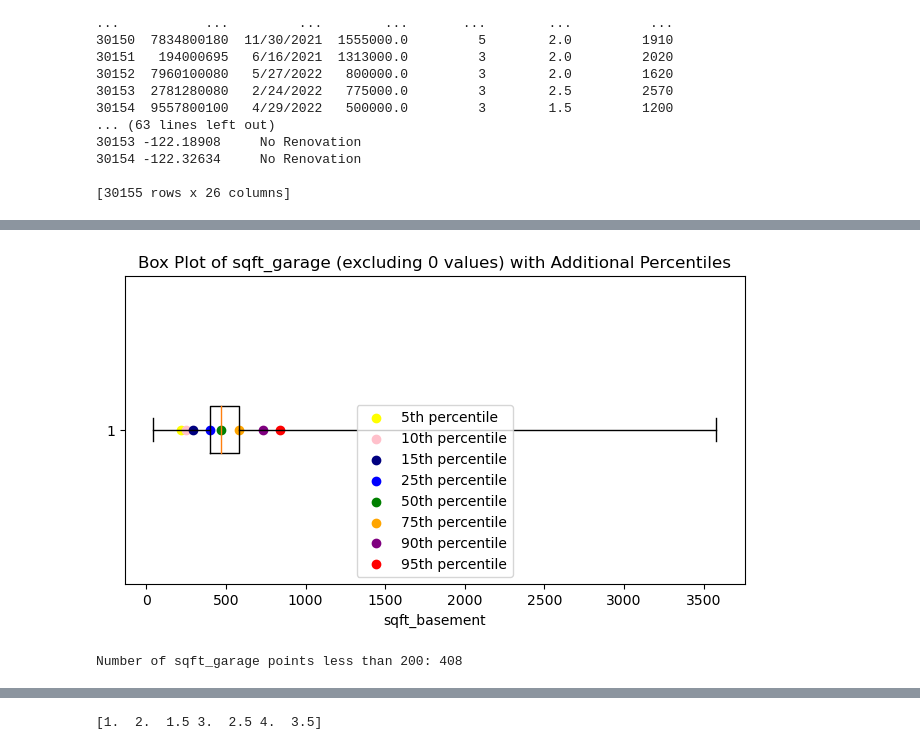
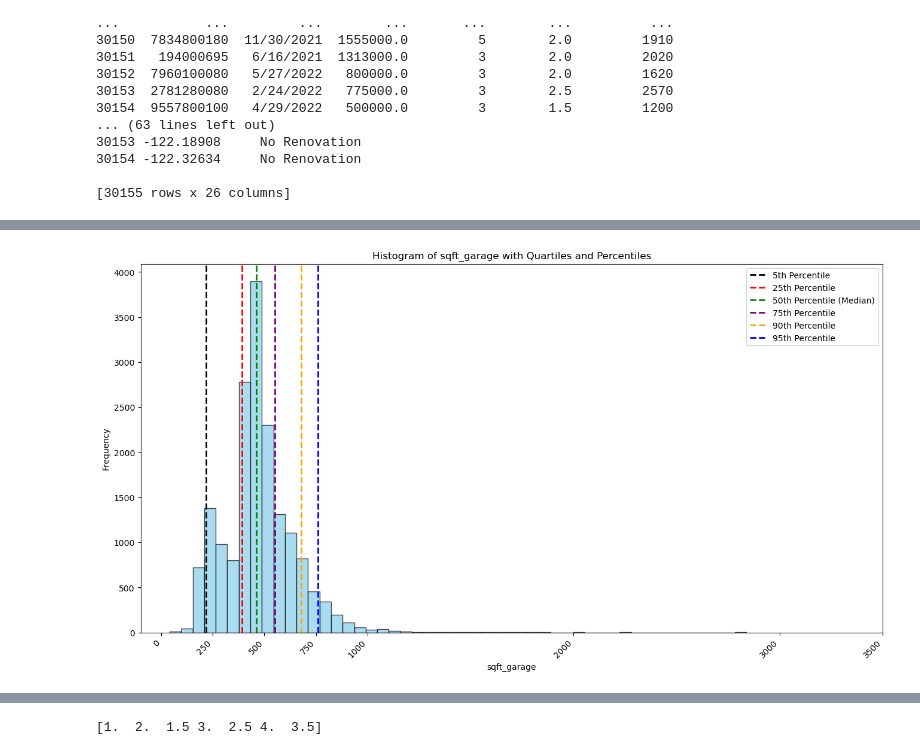
Before and after one commit to jguzzo522/project2house, a Jupyter notebook: housepj2.ipynb, the cells around one changed output, grey strips where cells are left out. Saved outputs shown, nothing was run; the diff lists cells and outputs as text; code cells hidden in the pictures.

```diff
--- a/housepj2.ipynb
+++ b/housepj2.ipynb
@@ -414,8 +548 @@ max       8020.000000
 Name: sqft_basement, dtype: float64
-# %%
-# Filter the DataFrame to exclude rows with basement sizes of 1 and 60 sqft
-df_cleaned = df_cleaned[(df_cleaned['sqft_basement'] != 1) & (df['sqft_basement'] != 60)]
-
-# Print summary statistics of the filtered DataFrame
-print("Basement DataFrame Summary:")
-print(df_cleaned['sqft_basement'].describe())
@@ -455,0 +569,12 @@ plt.show()
+# %%
+# Remove outliers for 'sqft_basement' excluding 0 values
+lower_limit_sqft_basement = 400
+upper_limit_sqft_basement = 2000
+
+df_cleaned = df_cleaned[(df_cleaned['sqft_basement'] >= lower_limit_sqft_basement) | (df_cleaned['sqft_basement'] == 0) & (df_cleaned['sqft_basement'] <= upper_limit_sqft_basement)]
+
+# Display summary statistics for 'sqft_basement' in the filtered DataFrame
+summary_df_cleaned = df_cleaned['sqft_basement'].describe()
+
+# Print the summary statistics for 'sqft_basement' in the filtered DataFrame
+print(summary_df_cleaned)
@@ -503,32 +680,21 @@ max       3580.000000
 Name: sqft_garage, dtype: float64
 # %%
-
-
-# Create a box plot for 'sqft_garage' without 0 values with additional percentiles
-percentiles = [5, 10, 15, 25, 50, 75, 90, 95]
-
-plt.figure(figsize=(8, 4))
-boxplot = plt.boxplot(df_no_zerosg['sqft_garage'], vert=False, whis=(0, 100))
-
-# Calculate and plot custom percentiles with different colors
-colors = ['yellow', 'pink', 'navy', 'blue', 'green', 'orange', 'purple', 'red']
-percentile_values = np.percentile(df_no_zerosg['sqft_garage'], percentiles)
-
-for i, (percentile, color) in enumerate(zip(percentiles, colors)):
-    plt.scatter(percentile_values[i], 1, marker='o', color=color, label=f'{percentile}th percentile')
-
-plt.title('Box Plot of sqft_garage (excluding 0 values) with Additional Percentiles')
-plt.xlabel('sqft_basement')
+# Create a histogram for sqft_basement with quartiles and percentiles
+plt.figure(figsize=(16, 8))  # Adjust the figure size
+plt.hist(df_no_zerosg['sqft_garage'], bins=50, color='skyblue', edgecolor='black', alpha=0.7)
+plt.axvline(df_no_zerosg['sqft_garage'].quantile(0.05), color='black', linestyle='dashed', linewidth=2, label='5th Percentile')
+plt.axvline(df_no_zerosg['sqft_garage'].quantile(0.25), color='red', linestyle='dashed', linewidth=2, label='25th Percentile')
+plt.axvline(df_no_zerosg['sqft_garage'].quantile(0.5), color='green', linestyle='dashed', linewidth=2, label='50th Percentile (Median)')
+plt.axvline(df_no_zerosg['sqft_garage'].quantile(0.75), color='purple', linestyle='dashed', linewidth=2, label='75th Percentile')
+plt.axvline(df_no_zerosg['sqft_garage'].quantile(0.90), color='orange', linestyle='dashed', linewidth=2, label='90th Percentile')
+plt.axvline(df_no_zerosg['sqft_garage'].quantile(0.95), color='blue', linestyle='dashed', linewidth=2, label='95th Percentile')
+plt.title('Histogram of sqft_garage with Quartiles and Percentiles')
+plt.xlabel('sqft_garage')
+plt.ylabel('Frequency')
 plt.legend()
+plt.xticks(rotation=45, ha='right')  # Rotate x-axis labels for better readability
+tick_positions = [0, 250, 500, 750, 1000, 2000, 3000, 3500]
+plt.xticks(tick_positions, rotation=45, ha='right')
 plt.show()
 # %% [output]
-[figure, old version]
+[figure, new version]
-# %%
-df_no_zerosg
-# Count the number of points in 'sqft_garage' less than 200
-count_less_than_200 = (df_no_zerosg['sqft_garage'] < 200).sum()
-
-# Print the result
-print(f"Number of sqft_garage points less than 200: {count_less_than_200}")
-# %% [output]
-Number of sqft_garage points less than 200: 408
```
Also changed, not shown: parts of 139 cells of this notebook.
